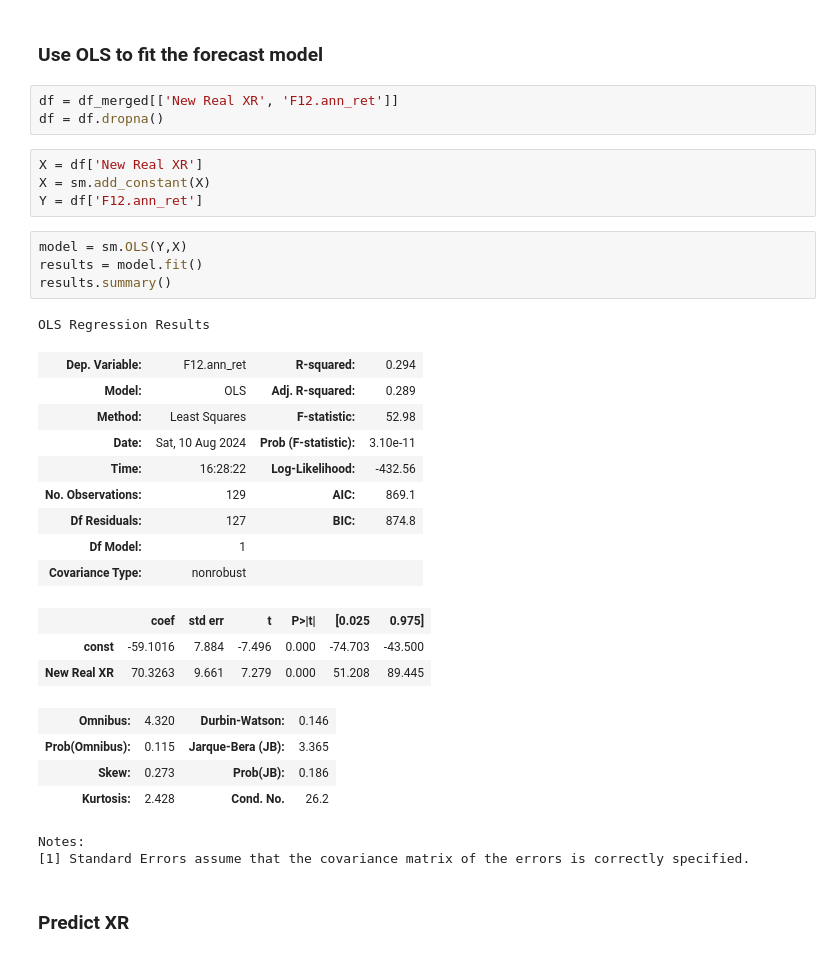
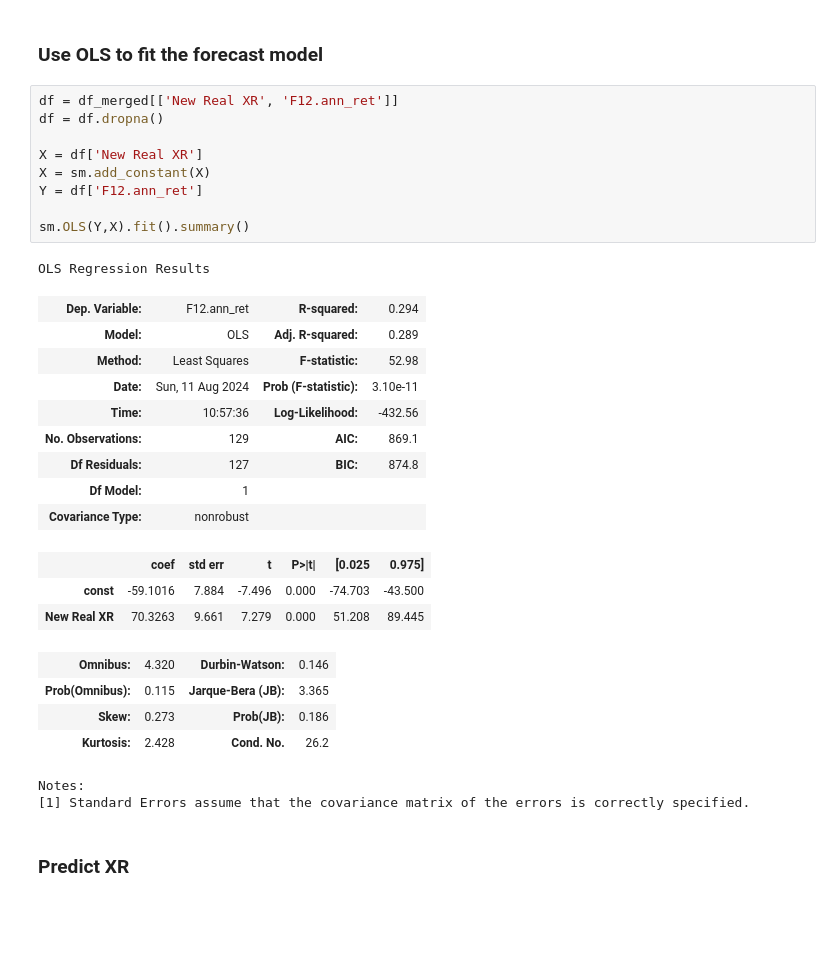
Before and after one commit to YoungminChoAtKaist/findb2024, a Jupyter notebook: findatabase.ipynb, the cells around one changed output. Saved outputs shown, nothing was run; the diff lists cells and outputs as text; blank space fills up the shorter version.

```diff
--- a/findatabase.ipynb
+++ b/findatabase.ipynb
@@ -318,34 +274,32 @@ df_merged.head(5)
 # %%
 df = df_merged[['New Real XR', 'F12.ann_ret']]
 df = df.dropna()
+
+X = df['New Real XR']
+X = sm.add_constant(X)
+Y = df['F12.ann_ret']
+
+sm.OLS(Y,X).fit().summary()
+# %% [output]
+OLS Regression Results
+| Dep. Variable: | F12.ann_ret | R-squared: | 0.294 |
+| Model: | OLS | Adj. R-squared: | 0.289 |
+| Method: | Least Squares | F-statistic: | 52.98 |
+| Date: | Sun, 11 Aug 2024 | Prob (F-statistic): | 3.10e-11 |
+| Time: | 10:57:36 | Log-Likelihood: | -432.56 |
+| No. Observations: | 129 | AIC: | 869.1 |
+| Df Residuals: | 127 | BIC: | 874.8 |
+| Df Model: | 1 |  |  |
+| Covariance Type: | nonrobust |  |  |
+|  | coef | std err | t | P>|t| | [0.025 | 0.975] |
+| const | -59.1016 | 7.884 | -7.496 | 0.000 | -74.703 | -43.500 |
+| New Real XR | 70.3263 | 9.661 | 7.279 | 0.000 | 51.208 | 89.445 |
+| Omnibus: | 4.320 | Durbin-Watson: | 0.146 |
+| Prob(Omnibus): | 0.115 | Jarque-Bera (JB): | 3.365 |
+| Skew: | 0.273 | Prob(JB): | 0.186 |
+| Kurtosis: | 2.428 | Cond. No. | 26.2 |
+Notes:
+[1] Standard Errors assume that the covariance matrix of the errors is correctly specified.
-# %%
-X = df['New Real XR']
-X = sm.add_constant(X)
-Y = df['F12.ann_ret']
-# %%
-model = sm.OLS(Y,X)
-results = model.fit()
-results.summary()
-# %% [output]
-OLS Regression Results
-| Dep. Variable: | F12.ann_ret | R-squared: | 0.294 |
-| Model: | OLS | Adj. R-squared: | 0.289 |
-| Method: | Least Squares | F-statistic: | 52.98 |
-| Date: | Sat, 10 Aug 2024 | Prob (F-statistic): | 3.10e-11 |
-| Time: | 16:28:22 | Log-Likelihood: | -432.56 |
-| No. Observations: | 129 | AIC: | 869.1 |
-| Df Residuals: | 127 | BIC: | 874.8 |
-| Df Model: | 1 |  |  |
-| Covariance Type: | nonrobust |  |  |
-|  | coef | std err | t | P>|t| | [0.025 | 0.975] |
-| const | -59.1016 | 7.884 | -7.496 | 0.000 | -74.703 | -43.500 |
-| New Real XR | 70.3263 | 9.661 | 7.279 | 0.000 | 51.208 | 89.445 |
-| Omnibus: | 4.320 | Durbin-Watson: | 0.146 |
-| Prob(Omnibus): | 0.115 | Jarque-Bera (JB): | 3.365 |
-| Skew: | 0.273 | Prob(JB): | 0.186 |
-| Kurtosis: | 2.428 | Cond. No. | 26.2 |
-Notes:
-[1] Standard Errors assume that the covariance matrix of the errors is correctly specified.
 # %% [markdown]
 ### Predict XR
 # %%
```
Also changed, not shown: parts of 25 cells of this notebook.
